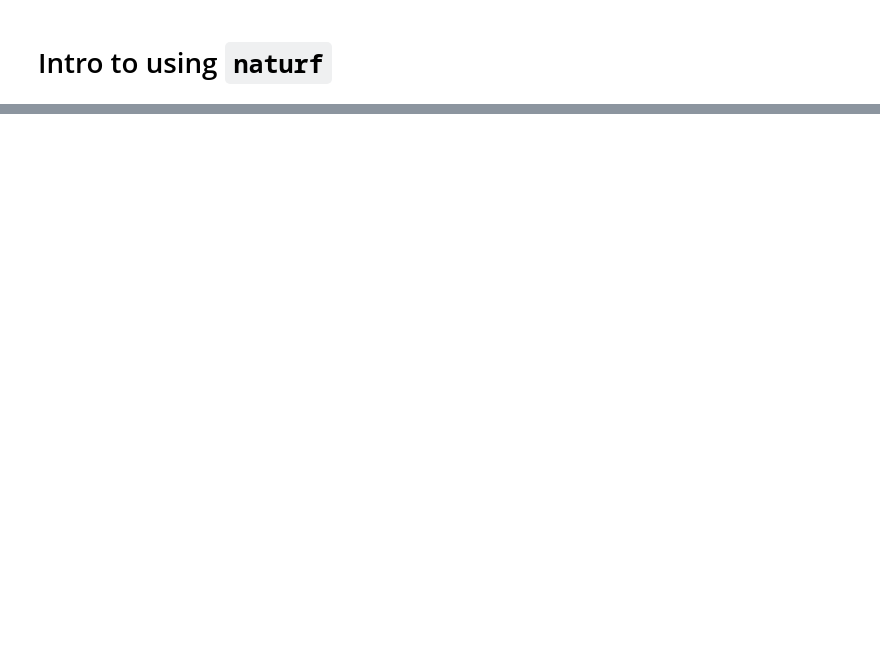
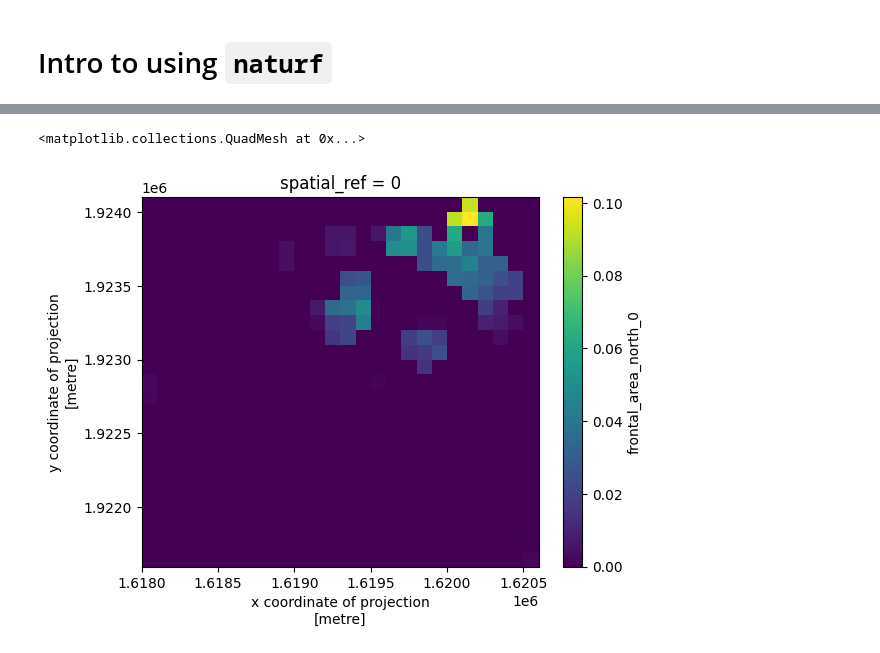
Before and after one commit to IMMM-SFA/naturf, a Jupyter notebook: intro.ipynb, the cells around one changed output, grey strips where cells are left out. Drawn from its saved outputs; the diff is of its cells as text; code cells hidden in the pictures; blank space fills up the shorter version.

```diff
--- a/intro.ipynb
+++ b/intro.ipynb
@@ -52,5 +51,6 @@ gdf[Settings.sky_view_factor] = naturf.nodes.sky_view_factor(gdf[Settings.height
 # %%
-# Merge in frontal area density and plan area density
-gdf = pd.concat([gdf, naturf.nodes.frontal_area_density(naturf.nodes.frontal_length(buildings_intersecting_plan_area), gdf[Settings.height_field], gdf[Settings.total_plan_area])], axis=1)
-gdf = pd.concat([gdf, naturf.nodes.plan_area_density(gdf[Settings.building_plan_area_field], gdf[Settings.height_field], gdf[Settings.total_plan_area])], axis=1)
+distance_between_buildings = nodes.distance_between_buildings(buildings_intersecting_plan_area)
+average_distance_between_buildings = nodes.average_distance_between_buildings(distance_between_buildings)
+height_to_width_ratio = nodes.height_to_width_ratio(mean_building_height, average_distance_between_buildings)
+sky_view_factor = nodes.sky_view_factor(building_height, average_distance_between_buildings)
 # %%
@@ -76,0 +120,11 @@ gdf.plot()
+# %%
+# The raster for each parameter is divided by the building count raster, giving the average parameter value per cell
+# Each raster is turned into a numpy array and those arrays are stacked and then converted to a binary format
+aggregate_rasters = nodes.aggregate_rasters(rasterize_parameters)
+raster_to_numpy = nodes.raster_to_numpy(aggregate_rasters)
+numpy_to_binary = nodes.numpy_to_binary(raster_to_numpy)
+# %%
+aggregate_rasters['frontal_area_north_0'].plot()
+# %% [output]
+<matplotlib.collections.QuadMesh at 0x...>
+[figure, added]
```
Also changed, not shown: parts of 15 cells of this notebook.
